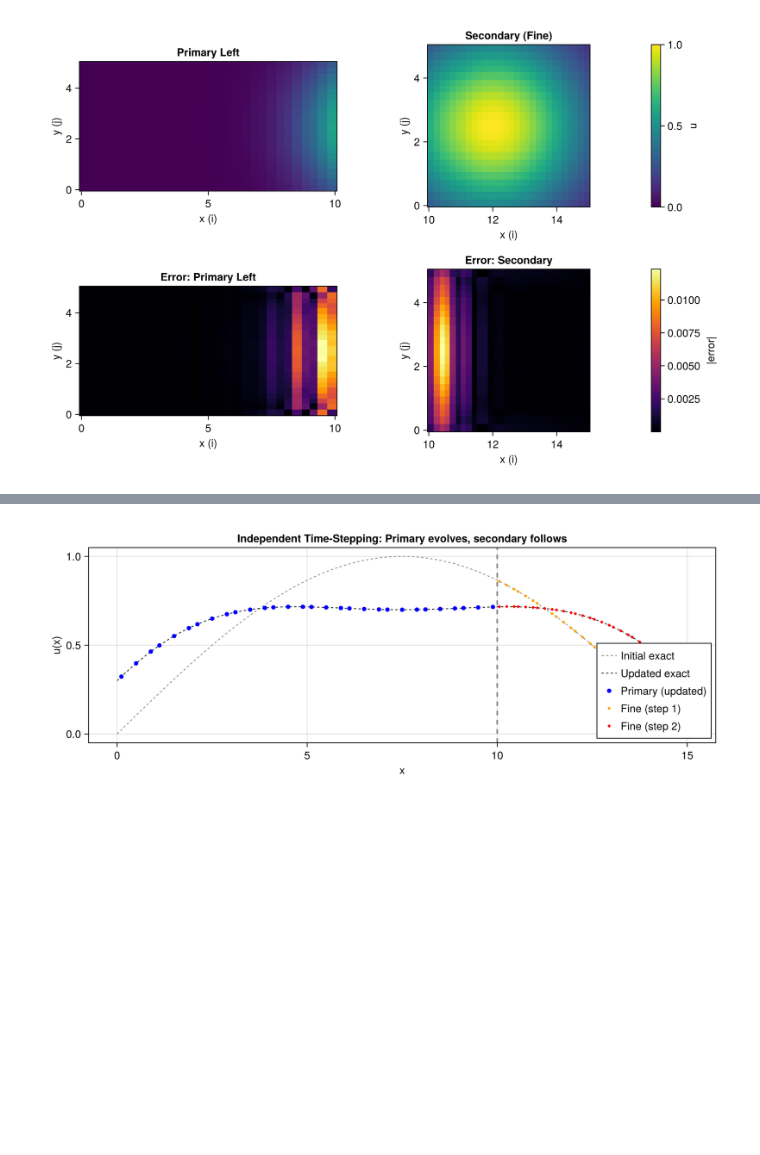
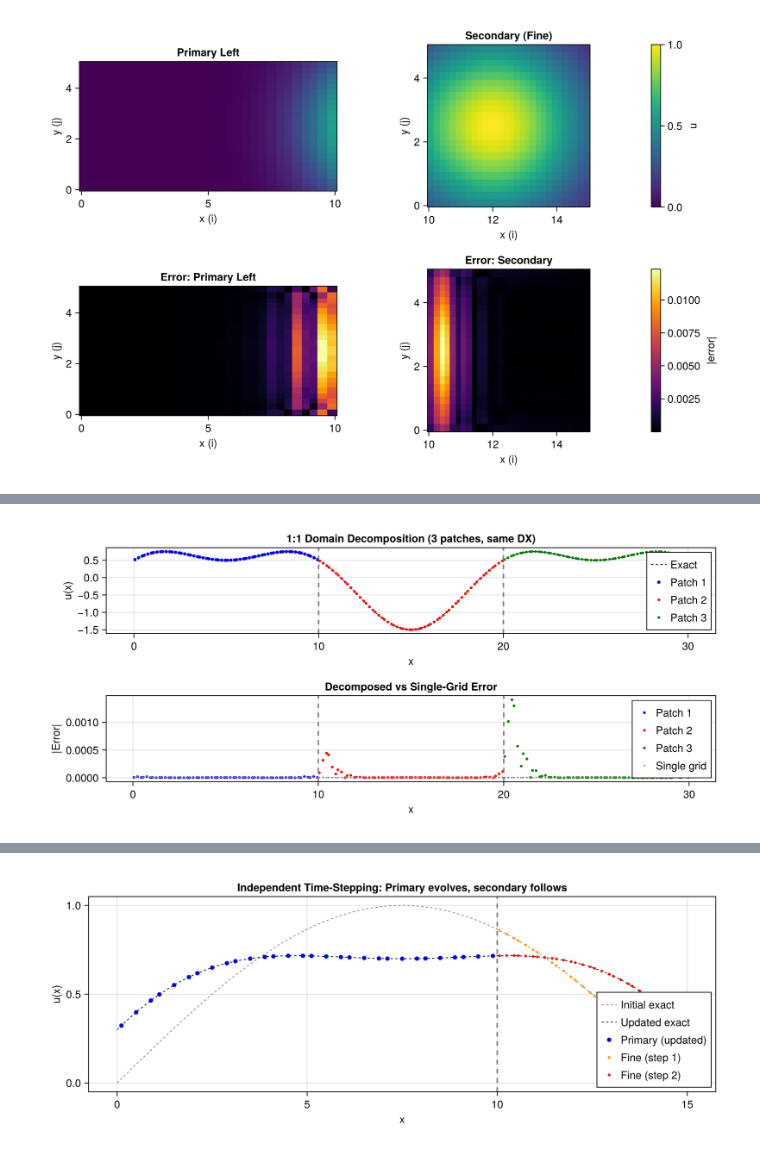
Before and after one commit to csu-tropical/Springsteel.jl, a Jupyter notebook: notebooks/Springsteel_multipatch_tutorial.ipynb, the cells around one changed output, grey strips where cells are left out. Drawn from its saved outputs; the diff is of its cells as text; code cells hidden in the pictures; blank space fills up the shorter version.

```diff
--- a/notebooks/Springsteel_multipatch_tutorial.ipynb
+++ b/notebooks/Springsteel_multipatch_tutorial.ipynb
@@ -129,7 +124,7 @@ Here we compare a sinusoidal function with `l_q = 0` (no smoothing) vs `l_q = 2`
 # %%
 f_sin(x) = sin(2π * x / 30.0) + 1.0
 
-function run_hollow_nest_1d(f, nc_primary, nc_secondary; l_q_val=2.0)
+function run_chain_1d(f, nc_primary, nc_secondary; l_q_val=2.0)
     lq = Dict("u" => l_q_val)
     gp1 = SpringsteelGridParameters(
         geometry="R", iMin=0.0, iMax=10.0, num_cells=nc_primary, l_q=lq,
@@ -150,14 +145,14 @@ function run_hollow_nest_1d(f, nc_primary, nc_secondary; l_q_val=2.0)
         spectralTransform!(g)
     end
 
-    mpg = HollowNest(g1, g2, g3)
+    mpg = PatchChain([g1, g2, g3])
     multiGridTransform!(mpg)
     return g1, g2, g3
 end
 
 # Run with l_q = 0 and l_q = 2
-g1_lq0, g2_lq0, g3_lq0 = run_hollow_nest_1d(f_sin, 10, 20; l_q_val=0.0)
-g1_lq2, g2_lq2, g3_lq2 = run_hollow_nest_1d(f_sin, 10, 20; l_q_val=2.0)
+g1_lq0, g2_lq0, g3_lq0 = run_chain_1d(f_sin, 10, 20; l_q_val=0.0)
+g1_lq2, g2_lq2, g3_lq2 = run_chain_1d(f_sin, 10, 20; l_q_val=2.0)
 
 println("l_q = 0 and l_q = 2 runs complete")
 # %% [output]
@@ -223,12 +218,13 @@ Cubic polynomials are within the reproduction range of cubic B-splines. With `l_
 # %%
 f_cubic(x) = x^3 - 2x^2 + x - 1
 
-g1_c0, g2_c0, g3_c0 = run_hollow_nest_1d(f_cubic, 10, 20; l_q_val=0.0)
-g1_c2, g2_c2, g3_c2 = run_hollow_nest_1d(f_cubic, 10, 20; l_q_val=2.0)
+g1_c0, g2_c0, g3_c0 = run_chain_1d(f_cubic, 10, 20; l_q_val=0.0)
+g1_c2, g2_c2, g3_c2 = run_chain_1d(f_cubic, 10, 20; l_q_val=2.0)
 
 fig = Figure(size=(900, 500))
 
 # Field values
+x_ref = collect(range(0, 30, length=300))
 ax1 = Axis(fig[1, 1:2]; xlabel="x", ylabel="u(x)", title="Cubic Polynomial: f(x) = x^3 - 2x^2 + x - 1")
 lines!(ax1, x_ref, f_cubic.(x_ref); color=:black, linewidth=1, linestyle=:dash, label="Exact")
 scatter!(ax1, getGridpoints(g1_c2), g1_c2.physical[:, 1, 1]; color=:blue, markersize=7, label="Primary (l_q=2)")
@@ -425,0 +426,66 @@ Secondary max error:    0.012324370527622253
+# %%
+f_decomp(x) = sin(2π * x / 20.0) + 0.5 * cos(4π * x / 20.0)
+
+# Three patches with identical resolution (DX = 0.5), splitting [0, 30]
+gp_d1 = SpringsteelGridParameters(
+    geometry="R", iMin=0.0, iMax=10.0, num_cells=20,
+    BCL=Dict("u" => CubicBSpline.R0), BCR=Dict("u" => CubicBSpline.R0),
+    vars=Dict("u" => 1))
+gp_d2 = SpringsteelGridParameters(
+    geometry="R", iMin=10.0, iMax=20.0, num_cells=20,
+    BCL=Dict("u" => CubicBSpline.R3X), BCR=Dict("u" => CubicBSpline.R0),
+    vars=Dict("u" => 1))
+gp_d3 = SpringsteelGridParameters(
+    geometry="R", iMin=20.0, iMax=30.0, num_cells=20,
+    BCL=Dict("u" => CubicBSpline.R3X), BCR=Dict("u" => CubicBSpline.R0),
+    vars=Dict("u" => 1))
+
+gd1 = createGrid(gp_d1); gd2 = createGrid(gp_d2); gd3 = createGrid(gp_d3)
+for (g, pts) in [(gd1, getGridpoints(gd1)), (gd2, getGridpoints(gd2)), (gd3, getGridpoints(gd3))]
+    for i in eachindex(pts); g.physical[i, 1, 1] = f_decomp(pts[i]); end
+    spectralTransform!(g)
+end
+
+# PatchChain auto-detects 1:1 → left is primary at each interface
+mpg_dd = PatchChain([gd1, gd2, gd3])
+multiGridTransform!(mpg_dd)
+
+# Compare to single-grid result
+gp_full = SpringsteelGridParameters(
+    geometry="R", iMin=0.0, iMax=30.0, num_cells=60,
+    BCL=Dict("u" => CubicBSpline.R0), BCR=Dict("u" => CubicBSpline.R0),
+    vars=Dict("u" => 1))
+g_full = createGrid(gp_full)
+pts_full = getGridpoints(g_full)
+for i in eachindex(pts_full); g_full.physical[i, 1, 1] = f_decomp(pts_full[i]); end
+spectralTransform!(g_full); gridTransform!(g_full)
+
+fig = Figure(size=(900, 400))
+
+ax1 = Axis(fig[1, 1]; xlabel="x", ylabel="u(x)", title="1:1 Domain Decomposition (3 patches, same DX)")
+x_ref = collect(range(0, 30, length=300))
+lines!(ax1, x_ref, f_decomp.(x_ref); color=:black, linewidth=1, linestyle=:dash, label="Exact")
+scatter!(ax1, getGridpoints(gd1), gd1.physical[:, 1, 1]; color=:blue, markersize=6, label="Patch 1")
+scatter!(ax1, getGridpoints(gd2), gd2.physical[:, 1, 1]; color=:red, markersize=5, label="Patch 2")
+scatter!(ax1, getGridpoints(gd3), gd3.physical[:, 1, 1]; color=:green, markersize=5, label="Patch 3")
+vlines!(ax1, [10.0, 20.0]; color=:gray, linewidth=2, linestyle=:dash)
+axislegend(ax1; position=:rt)
+
+ax2 = Axis(fig[2, 1]; xlabel="x", ylabel="|Error|", title="Decomposed vs Single-Grid Error")
+for (g, col, lbl) in [(gd1, :blue, "Patch 1"), (gd2, :red, "Patch 2"), (gd3, :green, "Patch 3")]
+    pts = getGridpoints(g)
+    err = abs.(g.physical[:, 1, 1] .- f_decomp.(pts))
+    scatter!(ax2, pts, err; color=col, markersize=5, label=lbl)
+end
+err_full = abs.(g_full.physical[:, 1, 1] .- f_decomp.(pts_full))
+scatter!(ax2, pts_full, err_full; color=:gray, markersize=3, marker=:diamond, label="Single grid")
+vlines!(ax2, [10.0, 20.0]; color=:gray, linewidth=2, linestyle=:dash)
+axislegend(ax2; position=:rt)
+
+println("Single-grid max error: $(maximum(err_full))")
+println("Decomposed max errors: $(maximum(abs.(gd1.physical[:,1,1] .- f_decomp.(getGridpoints(gd1))))), " *
+        "$(maximum(abs.(gd2.physical[:,1,1] .- f_decomp.(getGridpoints(gd2))))), " *
+        "$(maximum(abs.(gd3.physical[:,1,1] .- f_decomp.(getGridpoints(gd3)))))")
+
+fig
+# %% [output]
@@ -425,0 +494 @@ Secondary max error:    0.012324370527622253
+[figure, added]
```
Also changed, not shown: parts of 15 cells of this notebook, 3 other files.
